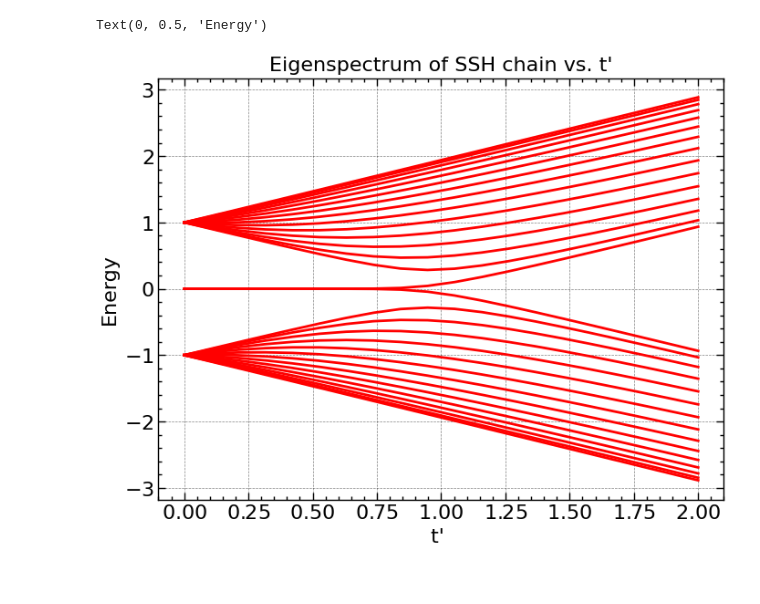
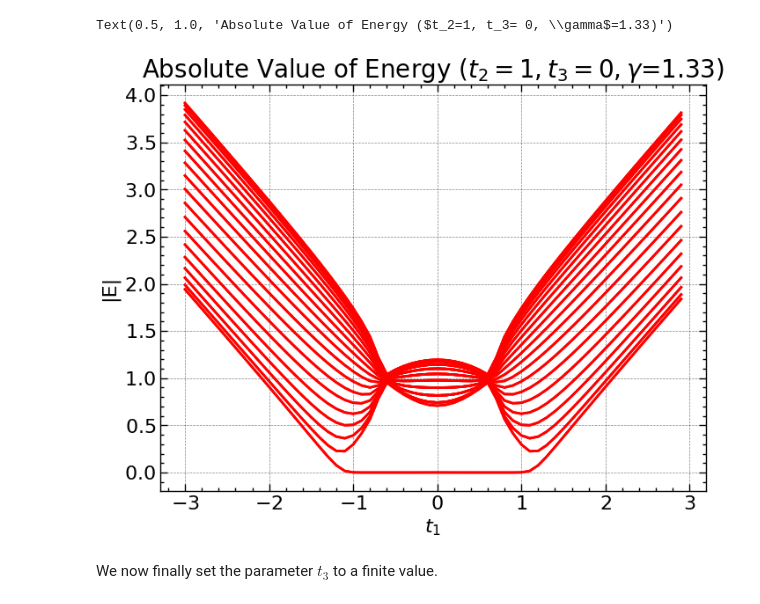
Before and after one commit to LoneWolf1304/Codes-Plots-and-other-Stuffs, a Jupyter notebook: SSH Model.ipynb, the cells around one changed output. Saved outputs shown, nothing was run; the diff lists cells and outputs as text; code cells hidden in the pictures; blank space fills up the shorter version.

Commit message:
Updated SSH Model

```diff
--- a/SSH Model.ipynb
+++ b/SSH Model.ipynb
@@ -76,10 +29,0 @@ Text(0.5, 1.0, "t=t'")
-# %%
-#Calculating the eigenvalues by varying t', keeping t=1
-t=np.linspace(0,2,20)
-i=0
-EV=[]
-while i<2:
-    pn,qn=eig(Ham_SSH(1,i))
-    pn.sort()
-    EV.append(pn)
-    i+=0.1
@@ -85,0 +91,7 @@ while i<2:
+# %%
+n=40
+#Finding the edge states when t1>t2, non-hermitian parameters are all zero
+p,q= eig(H_SSH_NH(n,1,0.5, 0, 0))
+L=np.arange(n)
+A=edge(p)
+print(A)
@@ -85,0 +233,9 @@ while i<2:
+# %%
+for j in range(n):
+    k=[]
+    for i in range(len(Im_E)):
+        k.append(Im_E[i][j])
+    plt.plot(t1,k, 'red')
+plt.xlabel("{t}".format(t=r'$t_1$'))
+plt.ylabel("Im(E)")
+plt.title("Imaginary Part of Energy ({g})".format(g=r'$t_2=1, t_3= 0, \gamma$=1.33'), size=20)
@@ -86,14 +245,14 @@ while i<2:
 # %%
-
-#Plotting the eigenspectrum of the SSH model, varying with t'
-for j in range(30):
-       k=[]
-       for i in range(20):
-              k.append(EV[i][j])
-       plt.plot(t,k, 'red')
-plt.title("Eigenspectrum of SSH chain vs. t'")
-plt.xlabel("t' ")
-plt.ylabel("Energy")
+for j in range(n):
+    k=[]
+    for i in range(len(Abs_E)):
+        k.append(Abs_E[i][j])
+    plt.plot(t1,k, 'red')
+plt.xlabel("{t}".format(t=r'$t_1$'))
+plt.ylabel("|E|")
+plt.title("Absolute Value of Energy ({g})".format(g=r'$t_2=1, t_3= 0, \gamma$=1.33'), size=20)
 # %% [output]
-Text(0, 0.5, 'Energy')
+Text(0.5, 1.0, 'Absolute Value of Energy ($t_2=1, t_3= 0, \\gamma$=1.33)')
-[figure, old version]
+[figure, new version]
+# %% [markdown]
+We now finally set the parameter $t_3$ to a finite value.
```
Also changed, not shown: parts of 31 cells of this notebook.
